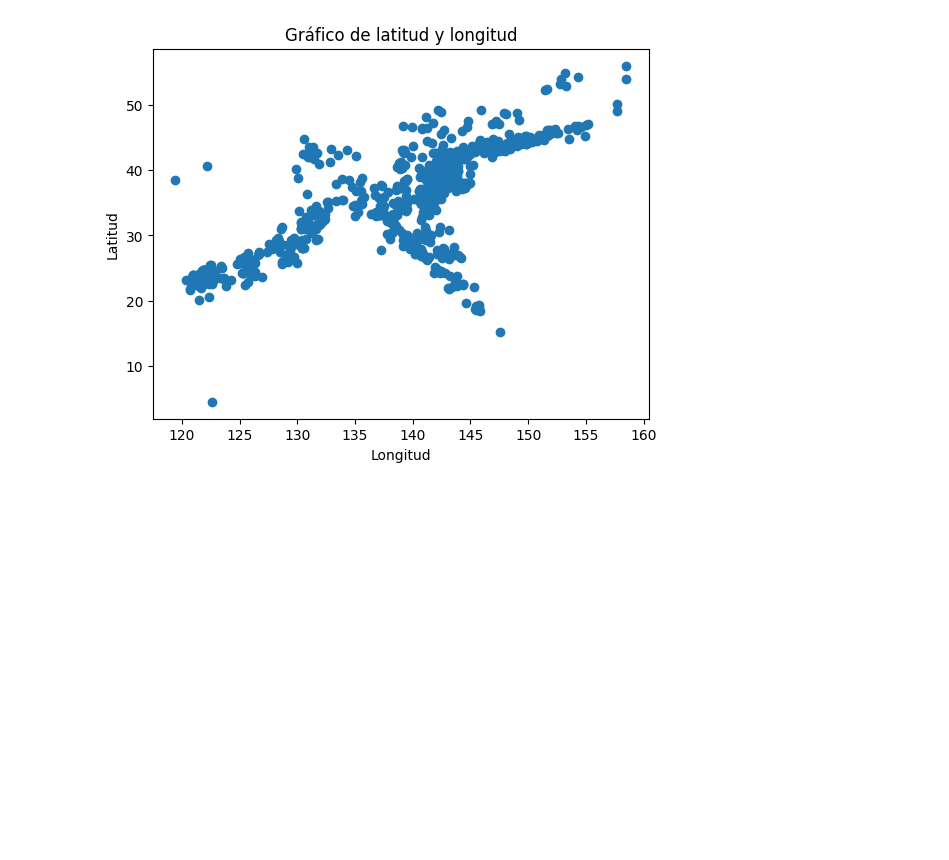
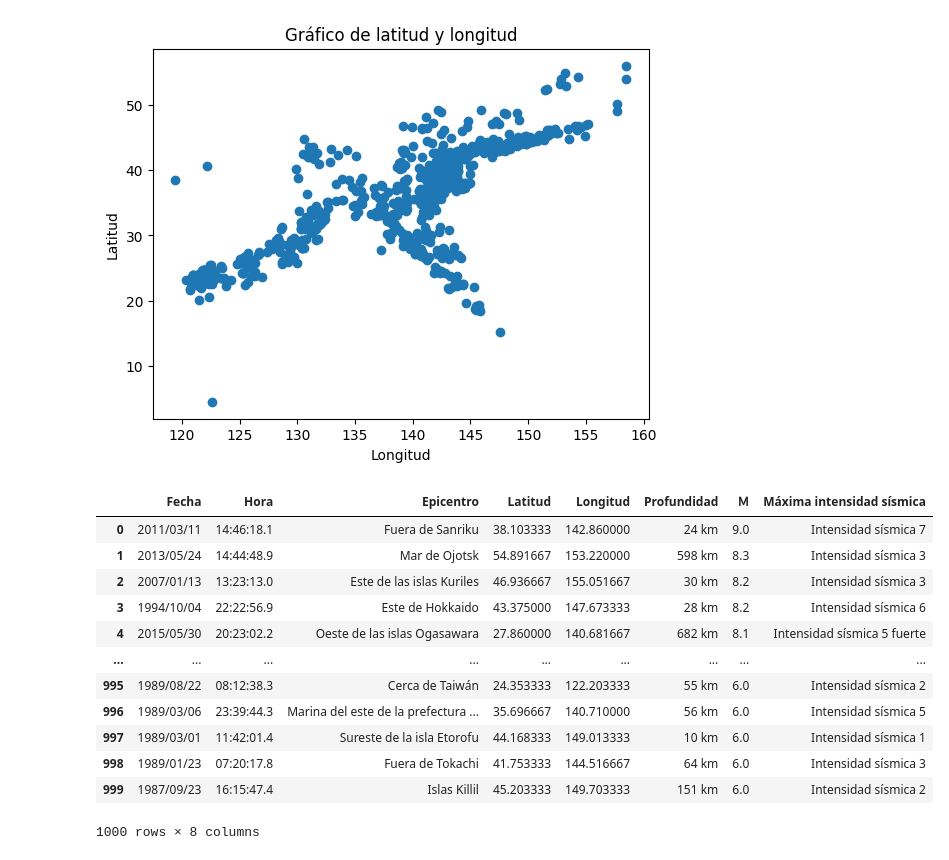
Before and after one commit to HugoGT/PF-Data-Science, a Jupyter notebook: ETL/Japan_ETL.ipynb, the cells around one changed output. Saved outputs shown, nothing was run; the diff lists cells and outputs as text; code cells hidden in the pictures; blank space fills up the shorter version.

```diff
--- a/ETL/Japan_ETL.ipynb
+++ b/ETL/Japan_ETL.ipynb
@@ -239,6 +239,22 @@ plt.title('Gráfico de latitud y longitud')
 plt.show()
 # %% [output]
 [figure]
+# %%
+df
+# %% [output]
+|  | Fecha | Hora | Epicentro | Latitud | Longitud | Profundidad | Ｍ | Máxima intensidad sísmica |
+| 0 | 2011/03/11 | 14:46:18.1 | Fuera de Sanriku | 38.103333 | 142.860000 | 24 km | 9.0 | Intensidad sísmica 7 |
+| 1 | 2013/05/24 | 14:44:48.9 | Mar de Ojotsk | 54.891667 | 153.220000 | 598 km | 8.3 | Intensidad sísmica 3 |
+| 2 | 2007/01/13 | 13:23:13.0 | Este de las islas Kuriles | 46.936667 | 155.051667 | 30 km | 8.2 | Intensidad sísmica 3 |
+| 3 | 1994/10/04 | 22:22:56.9 | Este de Hokkaido | 43.375000 | 147.673333 | 28 km | 8.2 | Intensidad sísmica 6 |
+| 4 | 2015/05/30 | 20:23:02.2 | Oeste de las islas Ogasawara | 27.860000 | 140.681667 | 682 km | 8.1 | Intensidad sísmica 5 fuerte |
+| ... | ... | ... | ... | ... | ... | ... | ... | ... |
+| 995 | 1989/08/22 | 08:12:38.3 | Cerca de Taiwán | 24.353333 | 122.203333 | 55 km | 6.0 | Intensidad sísmica 2 |
+| 996 | 1989/03/06 | 23:39:44.3 | Marina del este de la prefectura ... | 35.696667 | 140.710000 | 56 km | 6.0 | Intensidad sísmica 5 |
+| 997 | 1989/03/01 | 11:42:01.4 | Sureste de la isla Etorofu | 44.168333 | 149.013333 | 10 km | 6.0 | Intensidad sísmica 1 |
+| 998 | 1989/01/23 | 07:20:17.8 | Fuera de Tokachi | 41.753333 | 144.516667 | 64 km | 6.0 | Intensidad sísmica 3 |
+| 999 | 1987/09/23 | 16:15:47.4 | Islas Killil | 45.203333 | 149.703333 | 151 km | 6.0 | Intensidad sísmica 2 |
+1000 rows × 8 columns
 # %%
 mapa = folium.Map(location=[35.6895, 139.6917], zoom_start=5)  # Coordenadas aproximadas del centro de Japón
 
```
Also changed, not shown: parts of 1 cell of this notebook, 4 other files.
